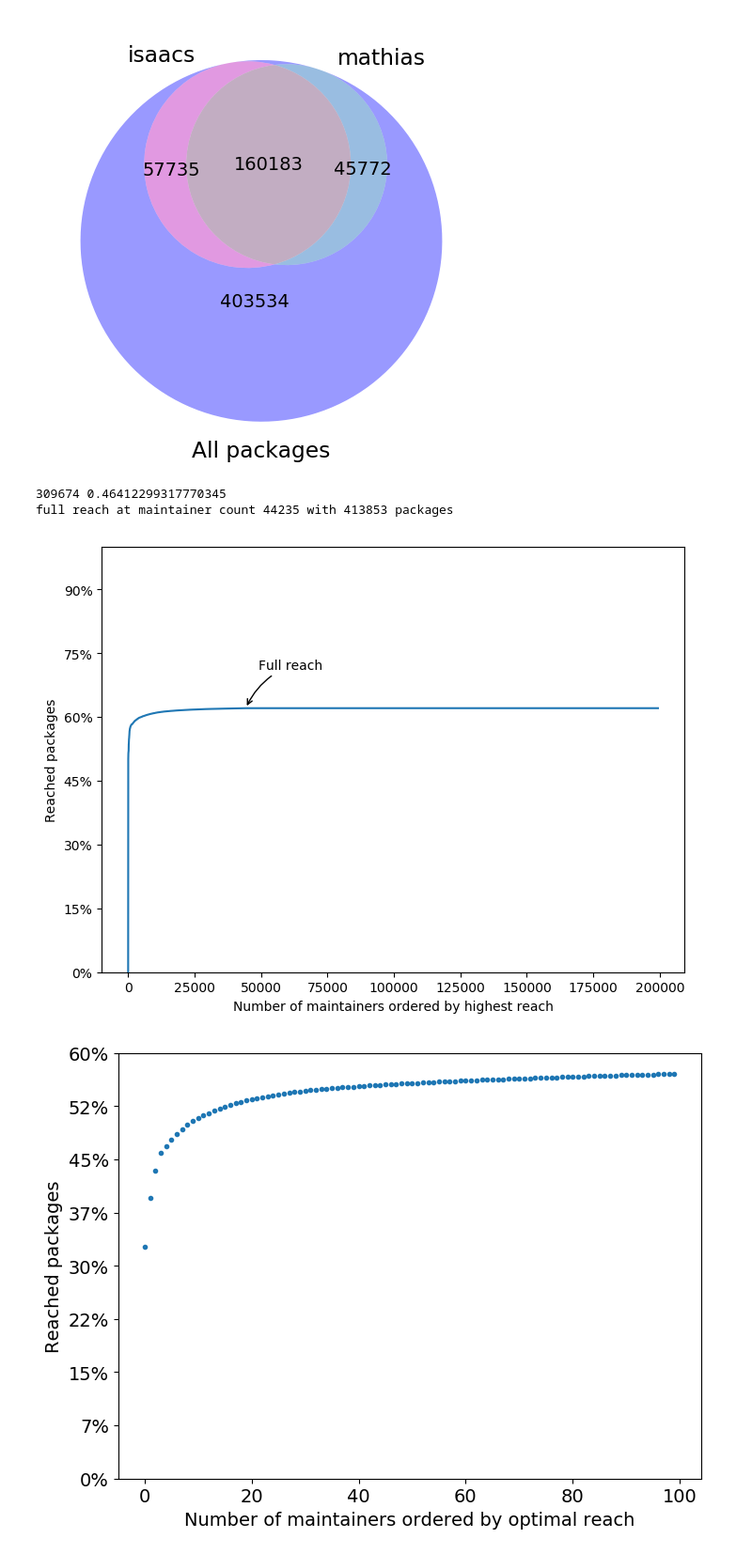
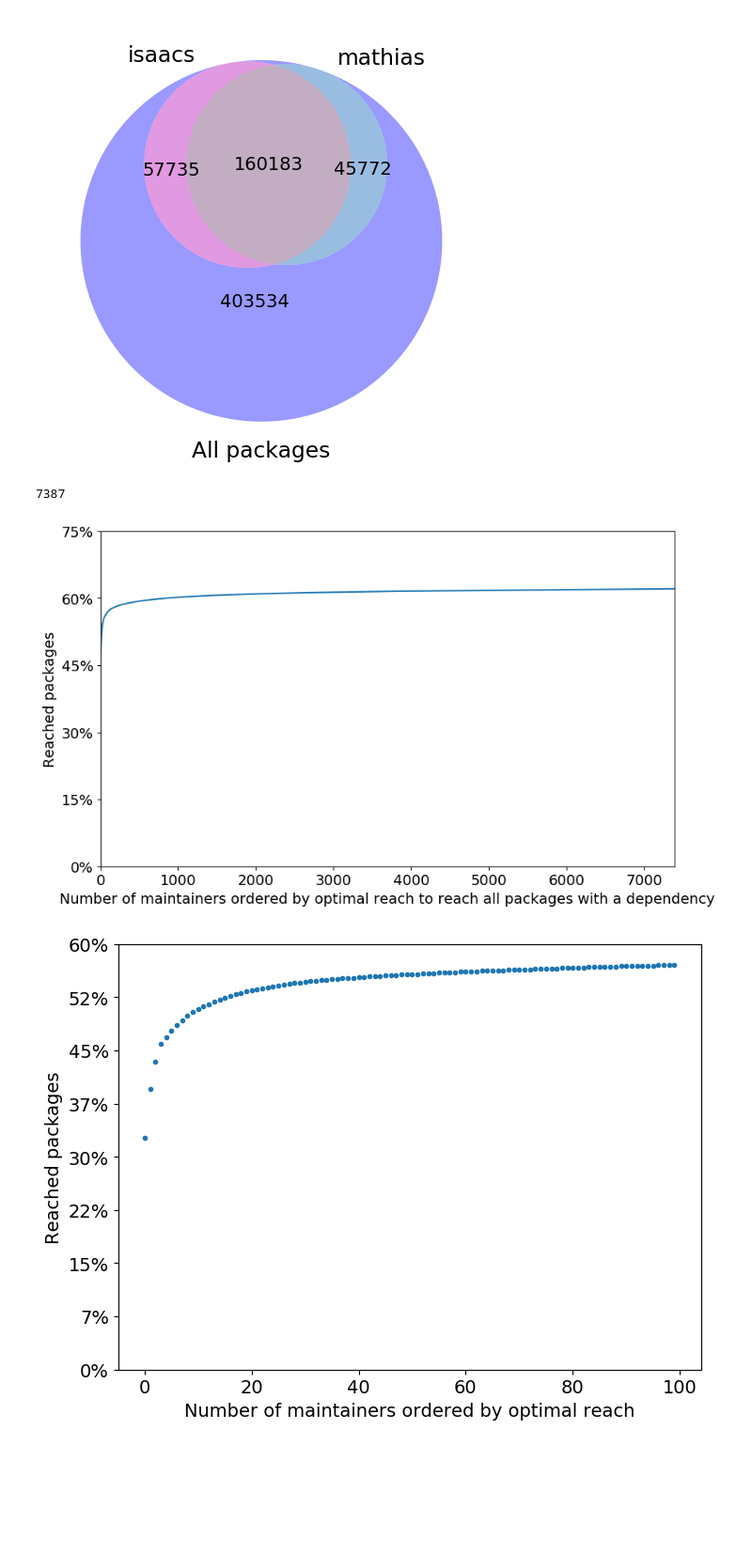
Before and after one commit to markuszm/npm-analysis, a Jupyter notebook: jupyterlab/graphs/MaintainerReach.ipynb, the cells around one changed output. Shown: that part at 94% size. Cells and saved outputs as stored; diff of their text form; code cells hidden in the pictures; blank space fills up the shorter version.

Commit message:
updated maintainer reach notebook again

```diff
--- a/jupyterlab/graphs/MaintainerReach.ipynb
+++ b/jupyterlab/graphs/MaintainerReach.ipynb
@@ -22,43 +22,48 @@ plt.savefig("top2_reach_maintainer.png")
 [figure]
 # %%
 import matplotlib.ticker as mtick
+import pandas as pd
+import matplotlib.pyplot as plt
 
-to100Percent = pd.read_json('reachTo100Percent.json', typ='series')
+ranking = pd.read_json('optimal_ranking_2018_all.json', typ='series')
 
-for i, x in to100Percent.iteritems():
-    if i > 5:
-        amountTop5 = x
-        break
+# for i, x in to100Percent.iteritems():
+#     if i > 5:
+#         amountTop5 = x
+#         break
 
-print(amountTop5, amountTop5 / 667224)
+# print(amountTop5, amountTop5 / 667224)
 
 
-max = 0
-index = 0
-for i, x in to100Percent.iteritems():
-    if x > max:
-        max = x
-        index = i
+# max = 0
+# index = 0
+# for i, x in to100Percent.iteritems():
+#     if x > max:
+#         max = x
+#         index = i
 
-print('full reach at maintainer count {} with {} packages'.format(index, max))
+# print('full reach at maintainer count {} with {} packages'.format(index, max))
 
-plt.figure(figsize=(8,6), dpi=100)
-plt.plot(to100Percent)
+plt.rcParams.update({'font.size': 14})
+
+print(len(ranking["IntersectionCounts"]))
+
+plt.figure(figsize=(10,6), dpi=100)
+plt.plot(ranking["IntersectionCounts"])
 # plt.axvline(index, color='r', linestyle='--')
-plt.ylim(0,667224)
-plt.xlabel('Number of maintainers ordered by highest reach')
+plt.ylim(0,500000)
+plt.xlabel('Number of maintainers ordered by optimal reach to reach all packages with a dependency')
 plt.ylabel('Reached packages')
 
-plt.annotate("Full reach", (index, max), xytext=(+10, +30), textcoords='offset points', fontsize=10,
-             arrowprops=dict(arrowstyle="->", connectionstyle="arc3,rad=.2"))
+# plt.annotate("Full reach", (index, max), xytext=(+10, +30), textcoords='offset points', fontsize=10,
+#              arrowprops=dict(arrowstyle="->", connectionstyle="arc3,rad=.2"))
 
 plt.gca().set_yticklabels(['{:.0f}%'.format(x/667224*100) for x in plt.gca().get_yticks()])
 
 plt.savefig("complete_reach_maintainer.png")
 # %% [output]
-309674 0.46412299317770345
-full reach at maintainer count 44235 with 413853 packages
+7387
-[figure, old version]
+[figure, new version]
 # %%
 import matplotlib.ticker as mtick
 import pandas as pd
```
